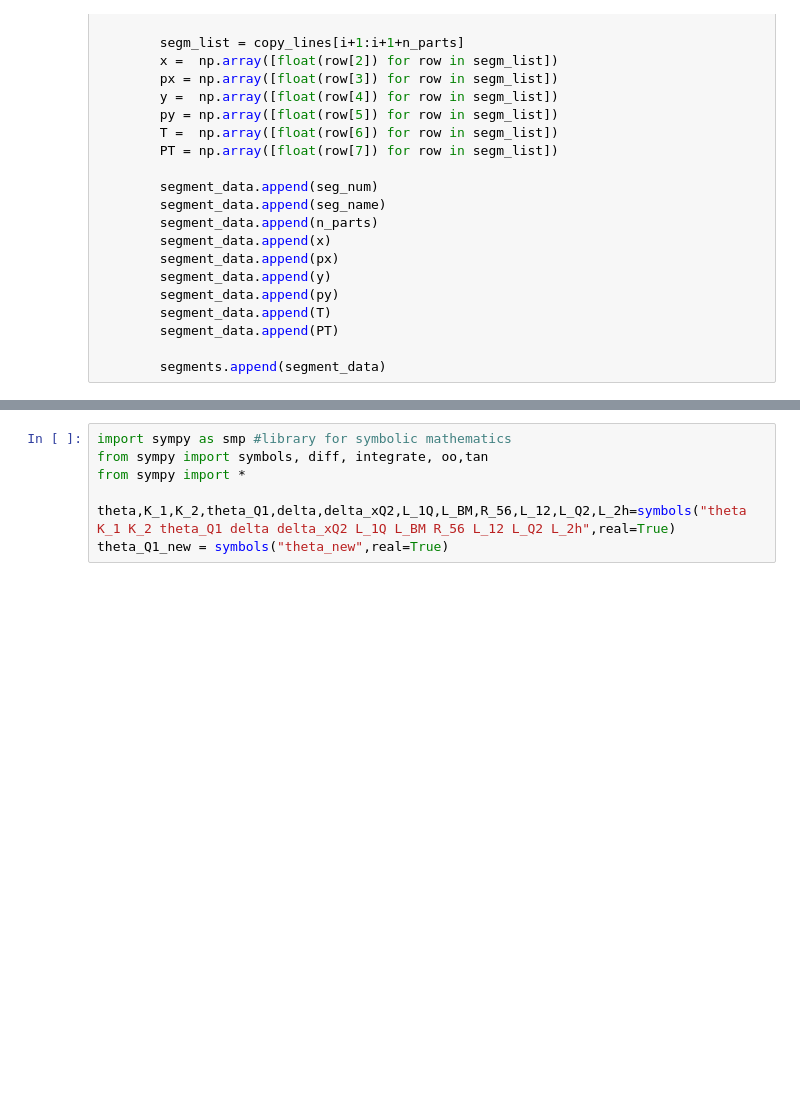
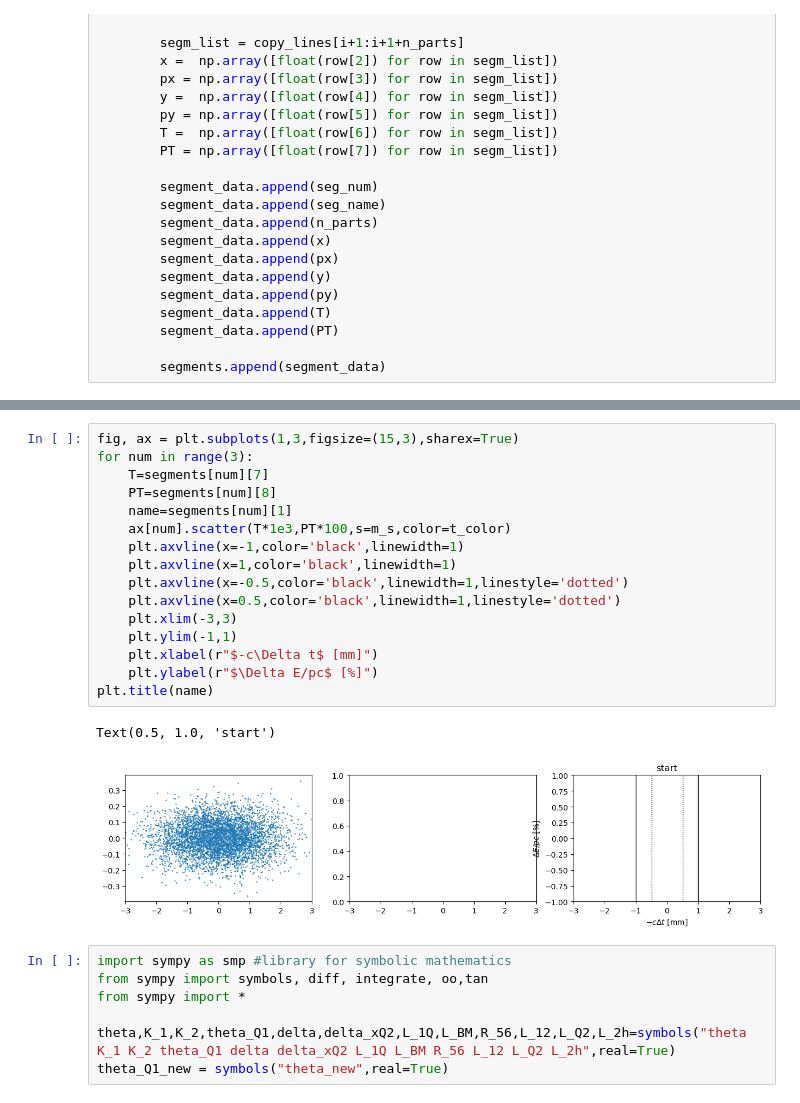
Before and after one commit to sebastiankalos/JAI_project, a Jupyter notebook: bunch_compressor.ipynb, the cells around one changed output, grey strips where cells are left out. Cells and saved outputs as stored; diff of their text form; blank space fills up the shorter version.

```diff
--- a/bunch_compressor.ipynb
+++ b/bunch_compressor.ipynb
@@ -238,3 +239,22 @@ for row in range(n_rows):
+# %%
+fig, ax = plt.subplots(1,3,figsize=(15,3),sharex=True)
+for num in range(3):
+    T=segments[num][7]
+    PT=segments[num][8]
+    name=segments[num][1]
+    ax[num].scatter(T*1e3,PT*100,s=m_s,color=t_color)
+    plt.axvline(x=-1,color='black',linewidth=1)
+    plt.axvline(x=1,color='black',linewidth=1)
+    plt.axvline(x=-0.5,color='black',linewidth=1,linestyle='dotted')
+    plt.axvline(x=0.5,color='black',linewidth=1,linestyle='dotted')
+    plt.xlim(-3,3)
+    plt.ylim(-1,1)
+    plt.xlabel(r"$-c\Delta t$ [mm]")
+    plt.ylabel(r"$\Delta E/pc$ [%]")
+plt.title(name)
+# %% [output]
+Text(0.5, 1.0, 'start')
+[figure, added]
 # %%
 import sympy as smp #library for symbolic mathematics
 from sympy import symbols, diff, integrate, oo,tan
```
Also changed, not shown: parts of 8 cells of this notebook, 7 other files.
